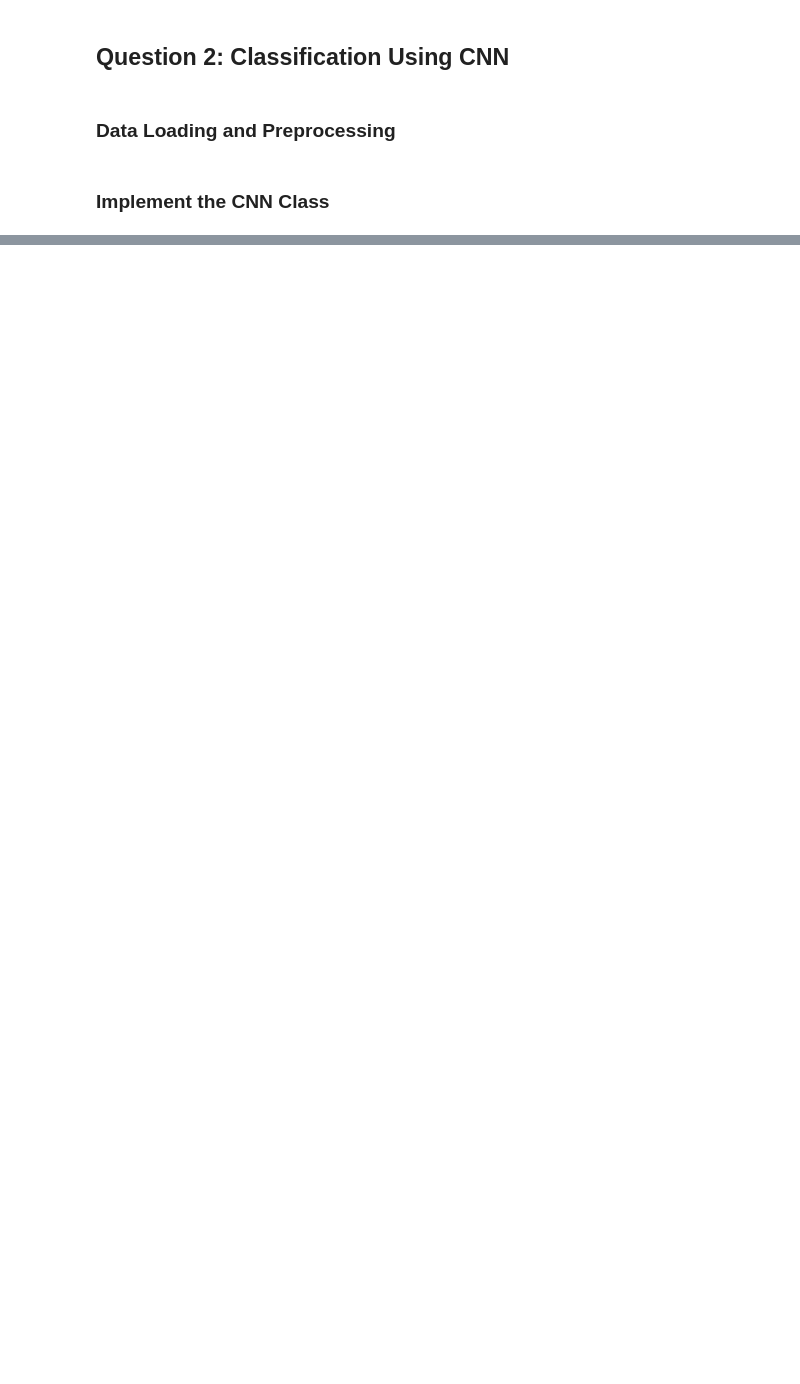
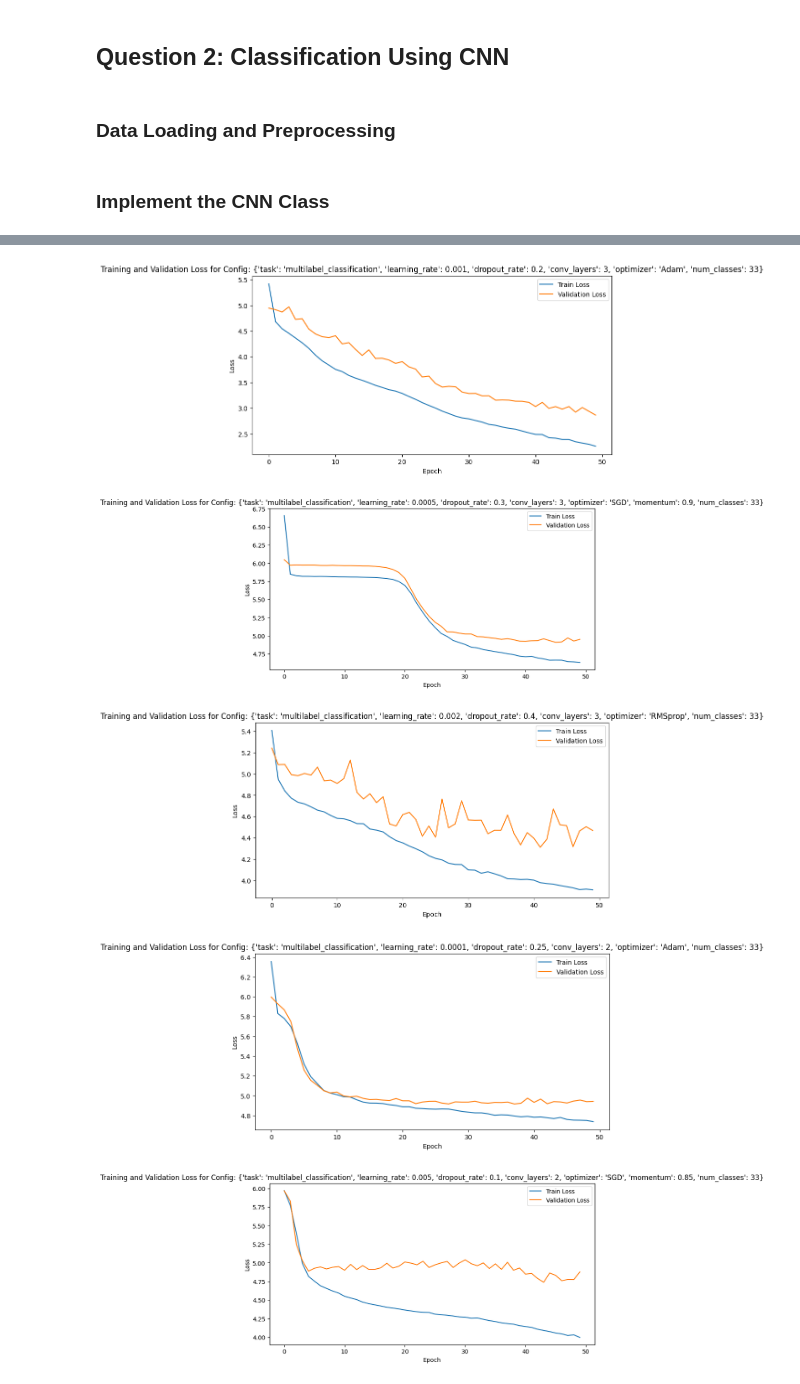
Before and after one commit to himanshuyv/SMAI, a Jupyter notebook: assignments/4/CNN.ipynb, the cells around one changed output, grey strips where cells are left out. Drawn from its saved outputs; the diff is of its cells as text; code cells hidden in the pictures; blank space fills up the shorter version.

```diff
--- a/assignments/4/CNN.ipynb
+++ b/assignments/4/CNN.ipynb
@@ -466,0 +1012,8 @@ Epoch 12, Validation Accuracy: 5.43%, Validation Loss: 4.786793
+# %%
+results = tune_multilabel(train_loader_multilabel, val_loader_multilabel, test_loader_multilabel, multilabel_classification_configs, num_epochs=50, device=device)
+# %% [output]
+[figure, added]
+[figure, added]
+[figure, added]
+[figure, added]
+[figure, added]
```
Also changed, not shown: parts of 16 cells of this notebook.
